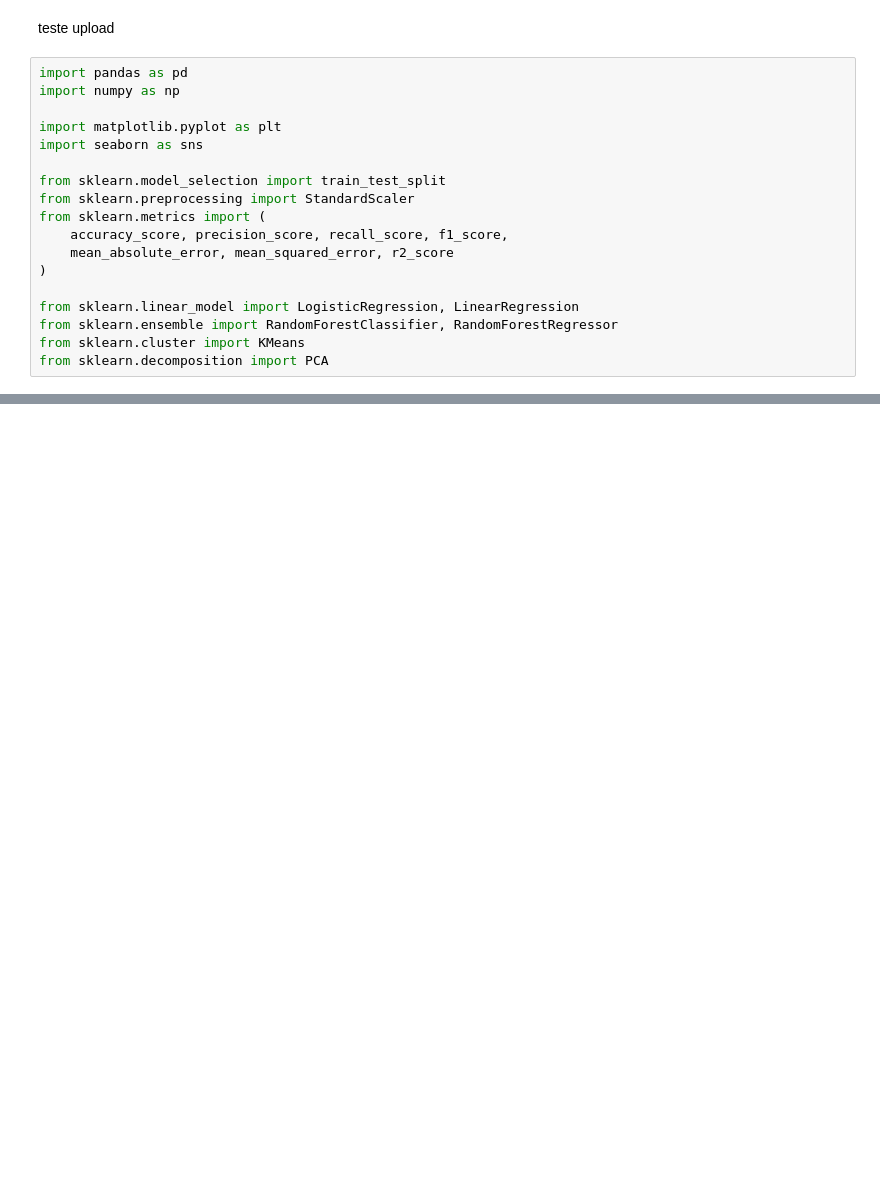
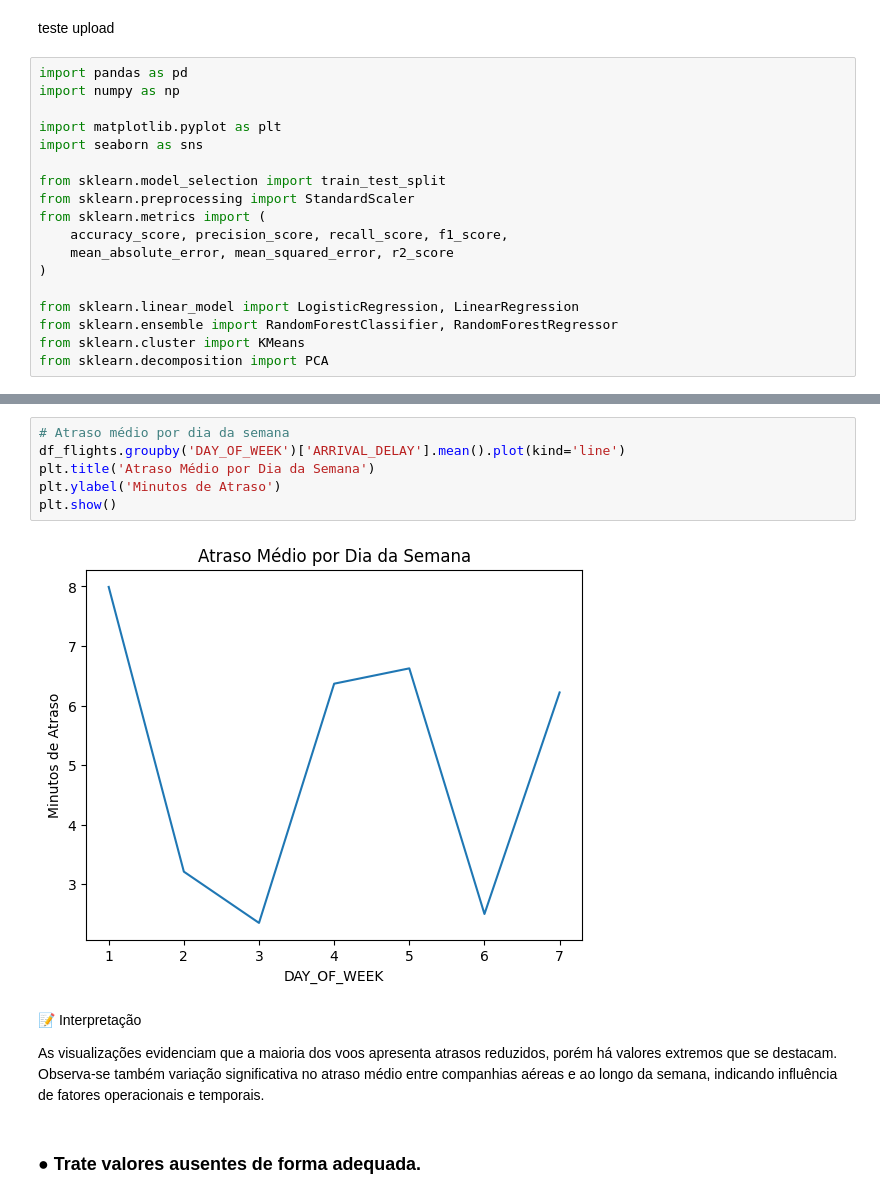
Before and after one commit to dioallan/posTechChalenge, a Jupyter notebook: techChalenge03.ipynb, the cells around one changed output, grey strips where cells are left out. Saved outputs shown, nothing was run; the diff lists cells and outputs as text; blank space fills up the shorter version.

```diff
--- a/techChalenge03.ipynb
+++ b/techChalenge03.ipynb
@@ -35,0 +127,14 @@ df_airports.head()
+# %%
+# Atraso médio por dia da semana
+df_flights.groupby('DAY_OF_WEEK')['ARRIVAL_DELAY'].mean().plot(kind='line')
+plt.title('Atraso Médio por Dia da Semana')
+plt.ylabel('Minutos de Atraso')
+plt.show()
+# %% [output]
+[figure, added]
+# %% [markdown]
+📝 Interpretação
+
+As visualizações evidenciam que a maioria dos voos apresenta atrasos reduzidos, porém há valores extremos que se destacam. Observa-se também variação significativa no atraso médio entre companhias aéreas e ao longo da semana, indicando influência de fatores operacionais e temporais.
+# %% [markdown]
+### ● Trate valores ausentes de forma adequada.
```
Also changed, not shown: parts of 48 cells of this notebook.
